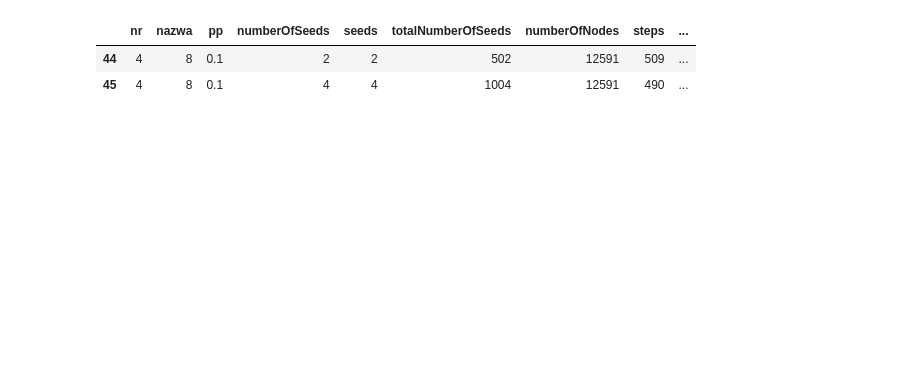
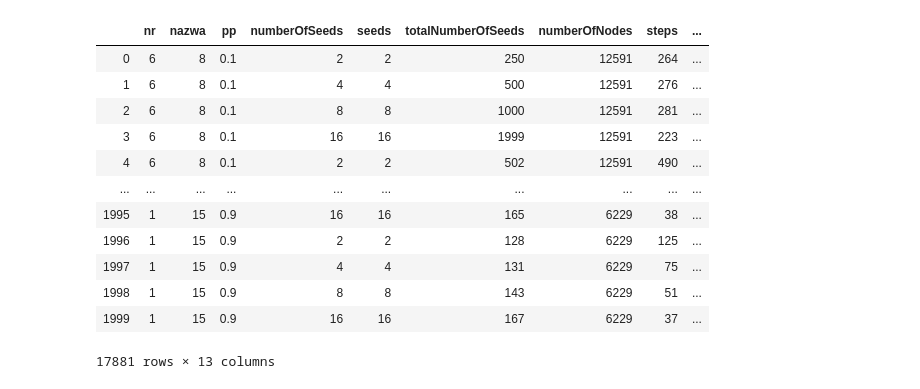
Before and after one commit to patrycze/ICCS2020_VOTERANK, a Jupyter notebook: analysis/last.ipynb, the cells around one changed output. Drawn from its saved outputs; the diff is of its cells as text; code cells hidden in the pictures; blank space fills up the shorter version.

```diff
--- a/analysis/last.ipynb
+++ b/analysis/last.ipynb
@@ -79,11 +94,21 @@ data_without['seconds'] = data_without.apply(lambda x: convert(x['computionalTim
 
 # data_with[np.isclose(data_with['infectedTotalPercentage'],95.525154, 0.0001)].apply(lambda x: convert(x['computionalTime']), axis=1)
 # %%
-data_with[44:46]
+data_with
 # %% [output]
 |  | nr | nazwa | pp | numberOfSeeds | seeds | totalNumberOfSeeds | numberOfNodes | steps | ... |
-| 44 | 4 | 8 | 0.1 | 2 | 2 | 502 | 12591 | 509 | ... |
-| 45 | 4 | 8 | 0.1 | 4 | 4 | 1004 | 12591 | 490 | ... |
+| 0 | 6 | 8 | 0.1 | 2 | 2 | 250 | 12591 | 264 | ... |
+| 1 | 6 | 8 | 0.1 | 4 | 4 | 500 | 12591 | 276 | ... |
+| 2 | 6 | 8 | 0.1 | 8 | 8 | 1000 | 12591 | 281 | ... |
+| 3 | 6 | 8 | 0.1 | 16 | 16 | 1999 | 12591 | 223 | ... |
+| 4 | 6 | 8 | 0.1 | 2 | 2 | 502 | 12591 | 490 | ... |
+| ... | ... | ... | ... | ... | ... | ... | ... | ... | ... |
+| 1995 | 1 | 15 | 0.9 | 16 | 16 | 165 | 6229 | 38 | ... |
+| 1996 | 1 | 15 | 0.9 | 2 | 2 | 128 | 6229 | 125 | ... |
+| 1997 | 1 | 15 | 0.9 | 4 | 4 | 131 | 6229 | 75 | ... |
+| 1998 | 1 | 15 | 0.9 | 8 | 8 | 143 | 6229 | 51 | ... |
+| 1999 | 1 | 15 | 0.9 | 16 | 16 | 167 | 6229 | 37 | ... |
+17881 rows × 13 columns
 # %%
 # import matplotlib.pyplot as plt
 
```
Also changed, not shown: parts of 12 cells of this notebook, 10 other files.
